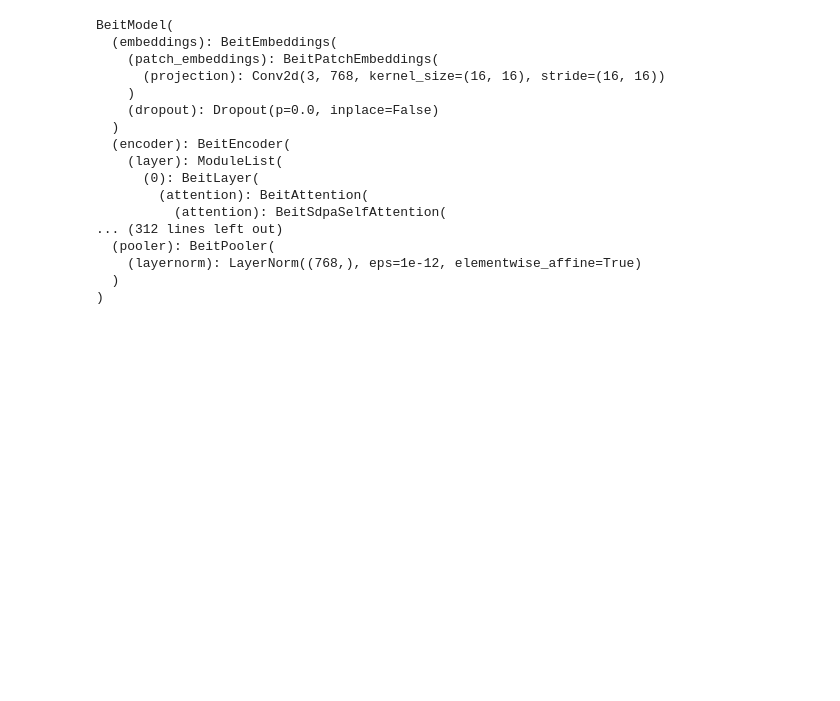
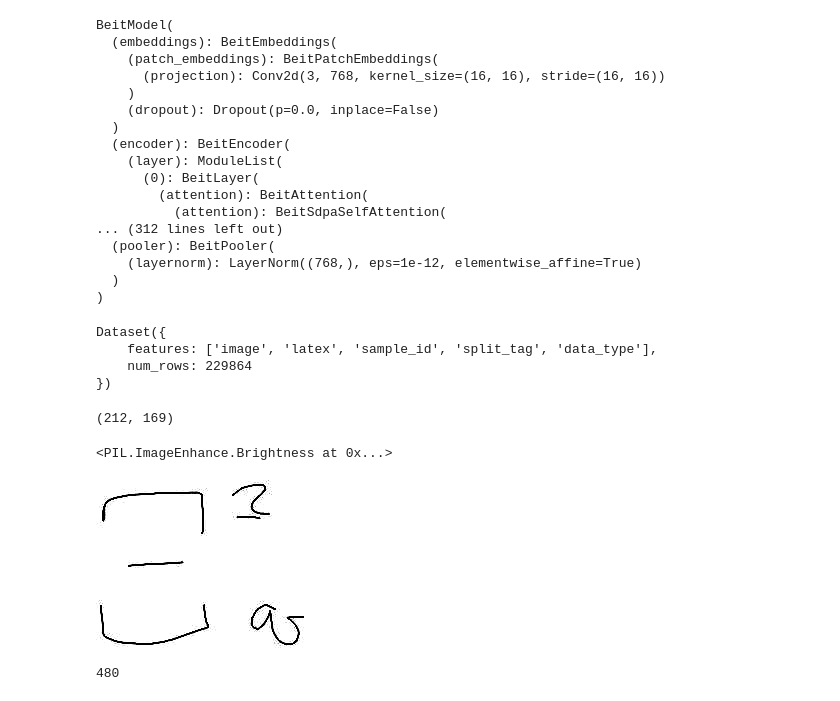
Before and after one commit to KKivik/AiBoardNotes, a Jupyter notebook: look.ipynb, the cells around one changed output. Cells and saved outputs as stored; diff of their text form; code cells hidden in the pictures; blank space fills up the shorter version.

```diff
--- a/look.ipynb
+++ b/look.ipynb
@@ -89,0 +103,19 @@ BeitModel(
+# %%
+train_dataset
+# %% [output]
+Dataset({
+    features: ['image', 'latex', 'sample_id', 'split_tag', 'data_type'],
+    num_rows: 229864
+})
+# %%
+from torchvision import transforms
+
+transform = transforms.Compose([
+    transforms.ColorJitter(contrast=(5, 5)),  # >0 повышает яркость
+    transforms.Grayscale(num_output_channels=1),  # [H, W] → 1 канал
+    #transforms.ToTensor(),                        # [1, H, W], float32 [0,1]
+])
+# %%
+image.size
+# %% [output]
+(212, 169)
@@ -89,0 +124,12 @@ BeitModel(
+# %%
+ImageEnhance.Brightness(image)
+# %% [output]
+<PIL.ImageEnhance.Brightness at 0x...>
+# %%
+transform(image)
+# %% [output]
+[figure, added]
+# %%
+H
+# %% [output]
+480
```
Also changed, not shown: parts of 31 cells of this notebook, 3 other files.
